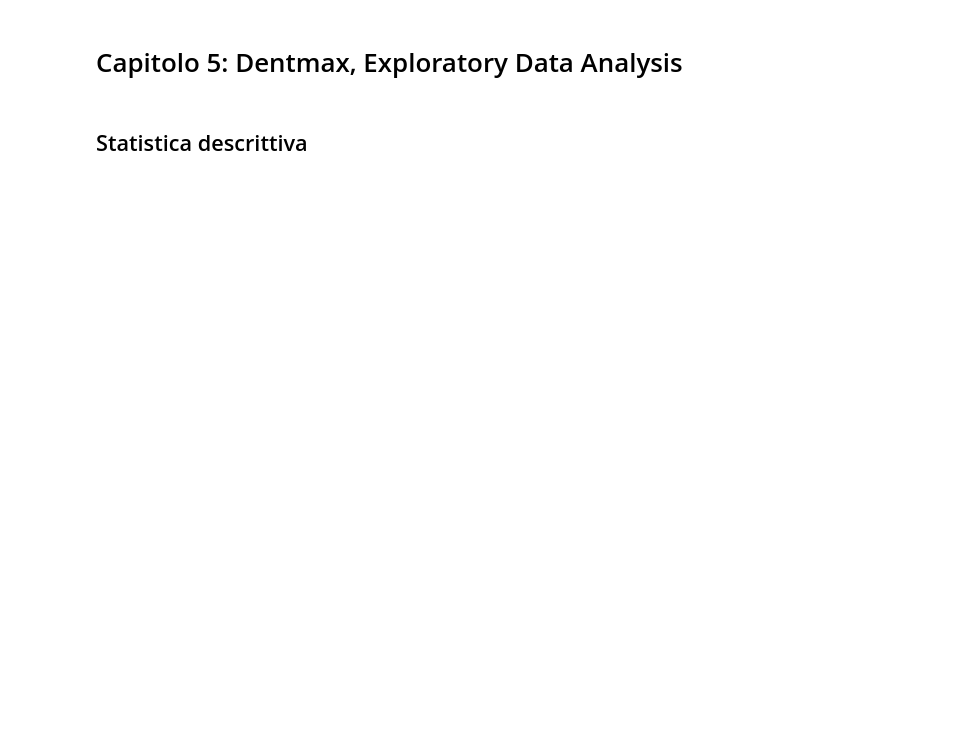
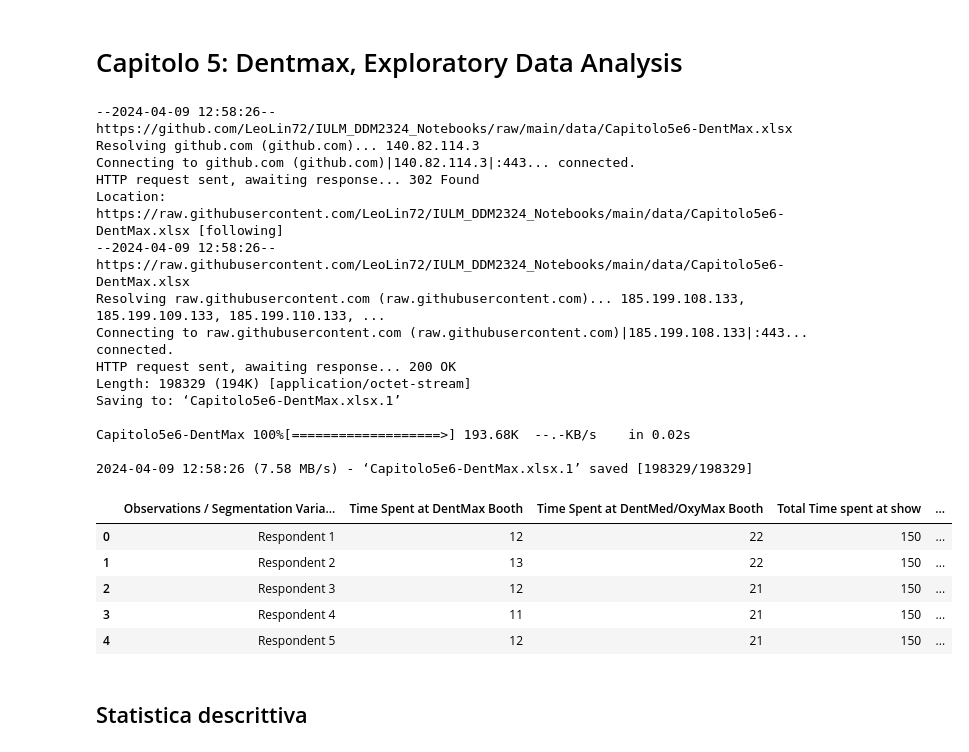
Before and after one commit to alesaccoia/IULM_DDM2324_Notebooks, a Jupyter notebook: 07_dentmax_exploratory_data_anaysis.ipynb, the cells around one changed output. Saved outputs shown, nothing was run; the diff lists cells and outputs as text; code cells hidden in the pictures; blank space fills up the shorter version.

```diff
--- a/07_dentmax_exploratory_data_anaysis.ipynb
+++ b/07_dentmax_exploratory_data_anaysis.ipynb
@@ -5,16 +5,39 @@
 # %%
 # Import necessary libraries
 import pandas as pd
 import matplotlib.pyplot as plt
 import seaborn as sns
 import numpy as np
 from scipy.stats import pearsonr
 
+!wget "https://github.com/LeoLin72/IULM_DDM2324_Notebooks/raw/main/data/Capitolo5e6-DentMax.xlsx"
 # Read the data
-df = pd.read_excel("data/Capitolo5e6-DentMax.xlsx")
+df = pd.read_excel("Capitolo5e6-DentMax.xlsx")
 
 # Display the first few rows of the dataframe
 df.head()
+# %% [output]
+--2024-04-09 12:58:26--  https://github.com/LeoLin72/IULM_DDM2324_Notebooks/raw/main/data/Capitolo5e6-DentMax.xlsx
+Resolving github.com (github.com)... 140.82.114.3
+Connecting to github.com (github.com)|140.82.114.3|:443... connected.
+HTTP request sent, awaiting response... 302 Found
+Location: https://raw.githubusercontent.com/LeoLin72/IULM_DDM2324_Notebooks/main/data/Capitolo5e6-DentMax.xlsx [following]
+--2024-04-09 12:58:26--  https://raw.githubusercontent.com/LeoLin72/IULM_DDM2324_Notebooks/main/data/Capitolo5e6-DentMax.xlsx
+Resolving raw.githubusercontent.com (raw.githubusercontent.com)... 185.199.108.133, 185.199.109.133, 185.199.110.133, ...
+Connecting to raw.githubusercontent.com (raw.githubusercontent.com)|185.199.108.133|:443... connected.
+HTTP request sent, awaiting response... 200 OK
+Length: 198329 (194K) [application/octet-stream]
+Saving to: ‘Capitolo5e6-DentMax.xlsx.1’
+
+Capitolo5e6-DentMax 100%[===================>] 193.68K  --.-KB/s    in 0.02s
+
+2024-04-09 12:58:26 (7.58 MB/s) - ‘Capitolo5e6-DentMax.xlsx.1’ saved [198329/198329]
+|  | Observations / Segmentation Varia... | Time Spent at DentMax Booth | Time Spent at DentMed/OxyMax Booth | Total Time spent at show | ... |
+| 0 | Respondent 1 | 12 | 22 | 150 | ... |
+| 1 | Respondent 2 | 13 | 22 | 150 | ... |
+| 2 | Respondent 3 | 12 | 21 | 150 | ... |
+| 3 | Respondent 4 | 11 | 21 | 150 | ... |
+| 4 | Respondent 5 | 12 | 21 | 150 | ... |
 # %% [markdown]
 ## Statistica descrittiva
 # %%
```
Also changed, not shown: parts of 3 cells of this notebook.
